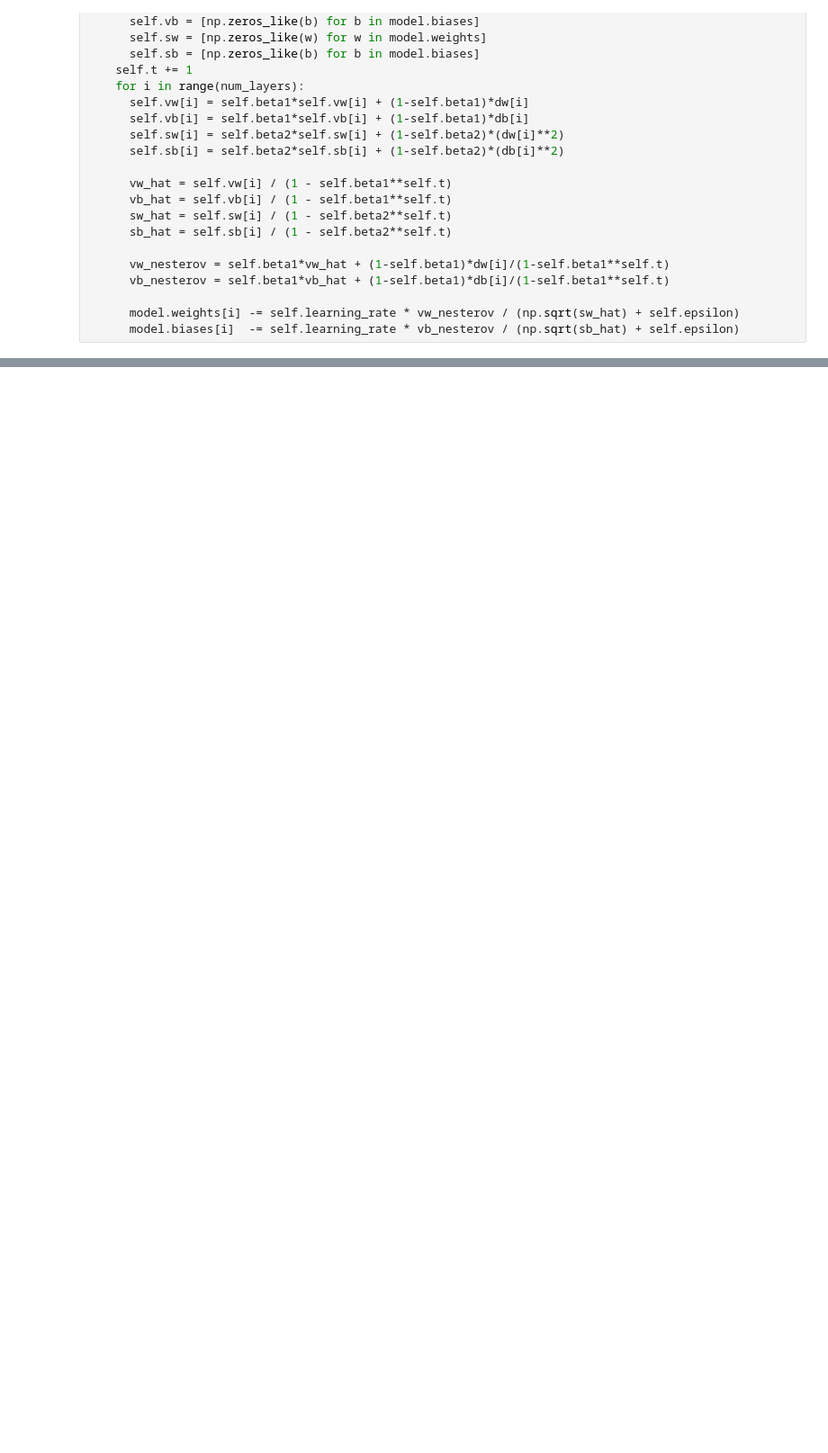
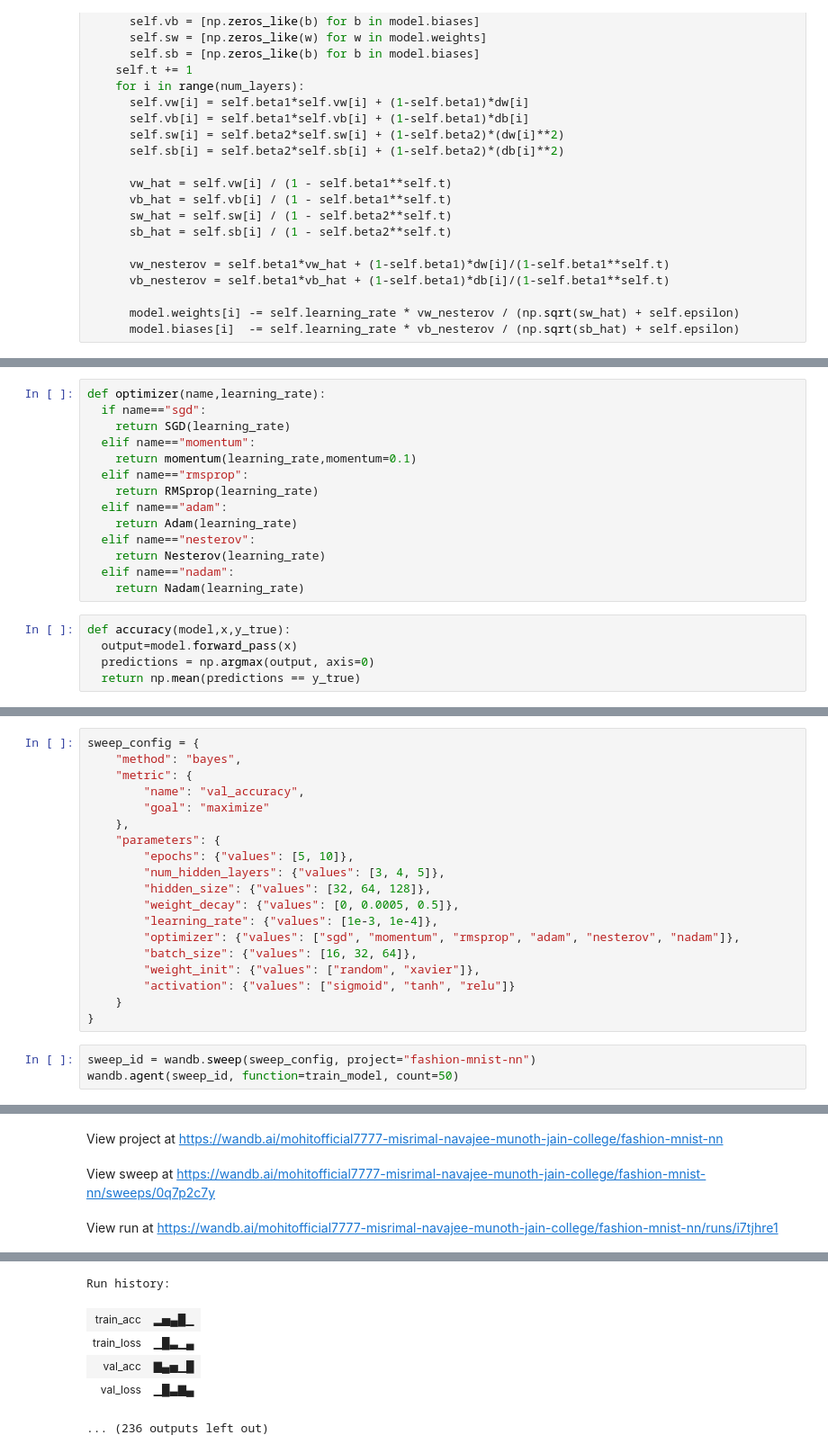
Before and after one commit to Mohit2422005/atri-ai, a Jupyter notebook: fashion_mnist_nn.ipynb, the cells around one changed output, grey strips where cells are left out. Shown at 90% size. Saved outputs shown, nothing was run; the diff lists cells and outputs as text; blank space fills up the shorter version.

```diff
--- a/fashion_mnist_nn.ipynb
+++ b/fashion_mnist_nn.ipynb
@@ -368,0 +364,19 @@ loss after: 17.485255549767285
+# %%
+def optimizer(name,learning_rate):
+  if name=="sgd":
+    return SGD(learning_rate)
+  elif name=="momentum":
+    return momentum(learning_rate,momentum=0.1)
+  elif name=="rmsprop":
+    return RMSprop(learning_rate)
+  elif name=="adam":
+    return Adam(learning_rate)
+  elif name=="nesterov":
+    return Nesterov(learning_rate)
+  elif name=="nadam":
+    return Nadam(learning_rate)
+# %%
+def accuracy(model,x,y_true):
+  output=model.forward_pass(x)
+  predictions = np.argmax(output, axis=0)
+  return np.mean(predictions == y_true)
@@ -368,0 +442,23 @@ loss after: 17.485255549767285
+# %%
+sweep_config = {
+    "method": "bayes",
+    "metric": {
+        "name": "val_accuracy",
+        "goal": "maximize"
+    },
+    "parameters": {
+        "epochs": {"values": [5, 10]},
+        "num_hidden_layers": {"values": [3, 4, 5]},
+        "hidden_size": {"values": [32, 64, 128]},
+        "weight_decay": {"values": [0, 0.0005, 0.5]},
+        "learning_rate": {"values": [1e-3, 1e-4]},
+        "optimizer": {"values": ["sgd", "momentum", "rmsprop", "adam", "nesterov", "nadam"]},
+        "batch_size": {"values": [16, 32, 64]},
+        "weight_init": {"values": ["random", "xavier"]},
+        "activation": {"values": ["sigmoid", "tanh", "relu"]}
+    }
+}
+# %%
+sweep_id = wandb.sweep(sweep_config, project="fashion-mnist-nn")
+wandb.agent(sweep_id, function=train_model, count=50)
+# %% [output]
@@ -368,0 +483,3 @@ loss after: 17.485255549767285
+View project at https://wandb.ai/mohitofficial7777-misrimal-navajee-munoth-jain-college/fashion-mnist-nn
+View sweep at https://wandb.ai/mohitofficial7777-misrimal-navajee-munoth-jain-college/fashion-mnist-nn/sweeps/0q7p2c7y
+View run at https://wandb.ai/mohitofficial7777-misrimal-navajee-munoth-jain-college/fashion-mnist-nn/runs/i7tjhre1
@@ -368,0 +487,6 @@ loss after: 17.485255549767285
+Run history:
+| train_acc | ▂▅▄█▁ |
+| train_loss | ▁█▃▁▄ |
+| val_acc | ▇▄▅▁█ |
+| val_loss | ▁█▃▇▄ |
+... (236 outputs left out)
```
Also changed, not shown: parts of 25 cells of this notebook.
